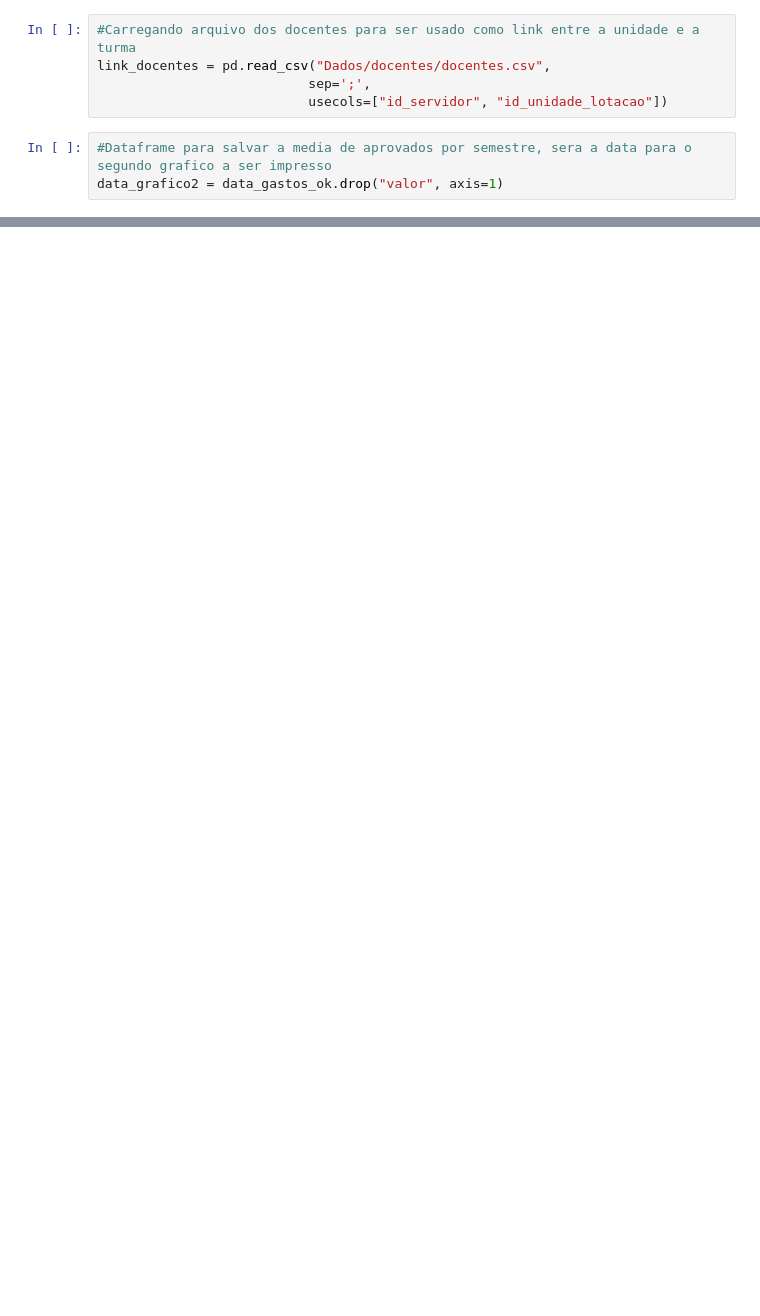
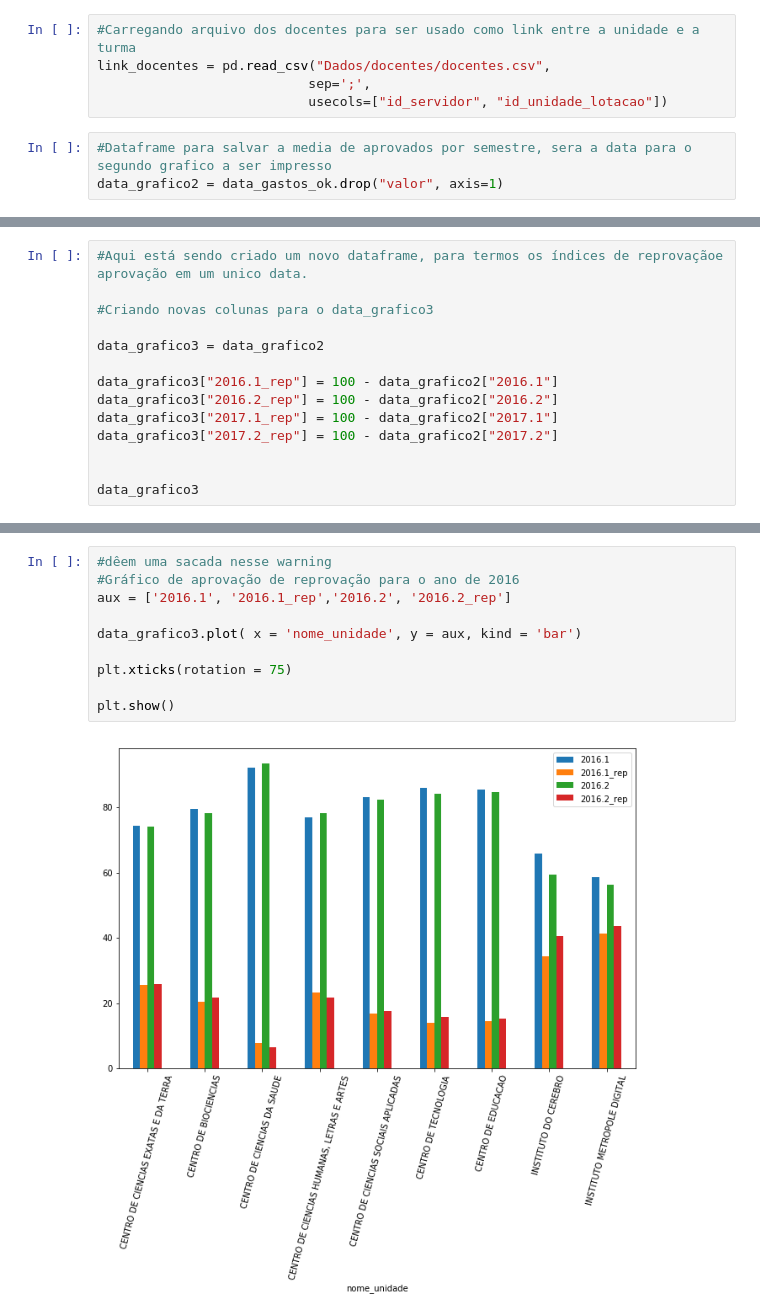
Before and after one commit to thyall/Dados_UFRN, a Jupyter notebook: Gastos_Desempenho.ipynb, the cells around one changed output, grey strips where cells are left out. Saved outputs shown, nothing was run; the diff lists cells and outputs as text; blank space fills up the shorter version.

```diff
--- a/Gastos_Desempenho.ipynb
+++ b/Gastos_Desempenho.ipynb
@@ -243,0 +271,14 @@ NameError: name 'sns' is not defined
+# %%
+#Aqui está sendo criado um novo dataframe, para termos os índices de reprovaçãoe  aprovação em um unico data.
+
+#Criando novas colunas para o data_grafico3
+
+data_grafico3 = data_grafico2
+
+data_grafico3["2016.1_rep"] = 100 - data_grafico2["2016.1"]
+data_grafico3["2016.2_rep"] = 100 - data_grafico2["2016.2"]
+data_grafico3["2017.1_rep"] = 100 - data_grafico2["2017.1"]
+data_grafico3["2017.2_rep"] = 100 - data_grafico2["2017.2"]
+
+
+data_grafico3
@@ -243,0 +311,12 @@ NameError: name 'sns' is not defined
+# %%
+#dêem uma sacada nesse warning
+#Gráfico de aprovação de reprovação para o ano de 2016
+aux = ['2016.1', '2016.1_rep','2016.2', '2016.2_rep']
+
+data_grafico3.plot( x = 'nome_unidade', y = aux, kind = 'bar')
+
+plt.xticks(rotation = 75)
+
+plt.show()
+# %% [output]
+[figure, added]
```
Also changed, not shown: parts of 16 cells of this notebook.
